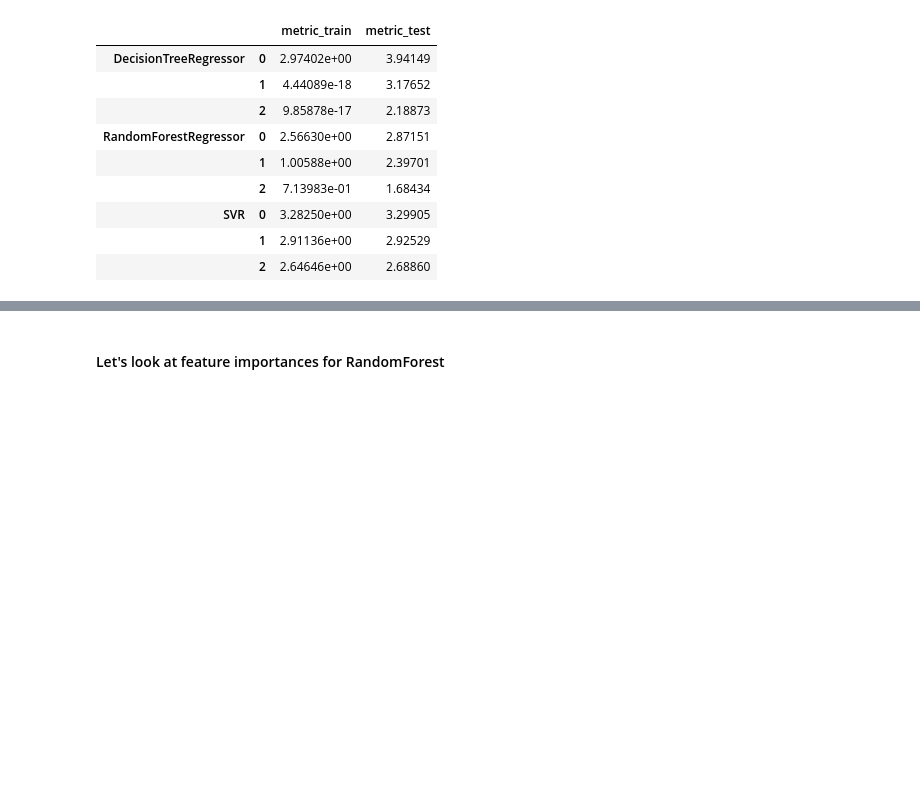
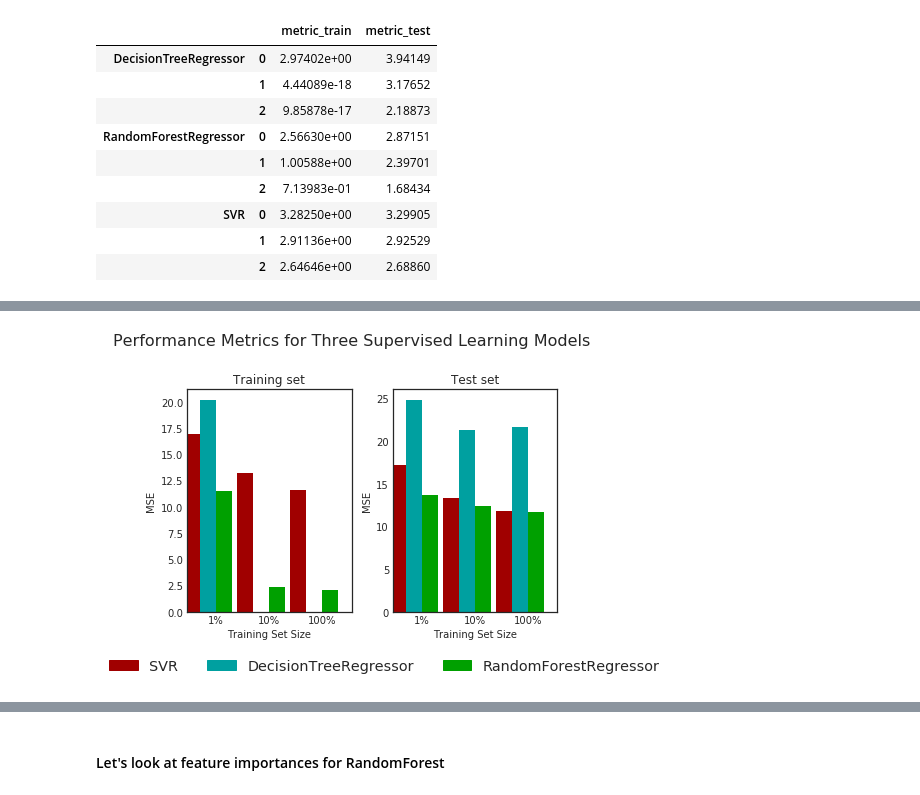
Before and after one commit to vijayshankarv/kaggle, a Jupyter notebook: lending-club/Lending-club-exploration.ipynb, the cells around one changed output, grey strips where cells are left out. Saved outputs shown, nothing was run; the diff lists cells and outputs as text; code cells hidden in the pictures; blank space fills up the shorter version.

```diff
--- a/lending-club/Lending-club-exploration.ipynb
+++ b/lending-club/Lending-club-exploration.ipynb
@@ -1432,0 +1440,2 @@ Too simple? Why are the results this good? Is there a variable that is confundin
+# %%
+results_mse = get_results(mean_squared_error)
@@ -1432,0 +1452,4 @@ Too simple? Why are the results this good? Is there a variable that is confundin
+# %%
+model_evaluate(results=results_mse, metric='mse')
+# %% [output]
+[figure, added]
```
Also changed, not shown: parts of 32 cells of this notebook.
